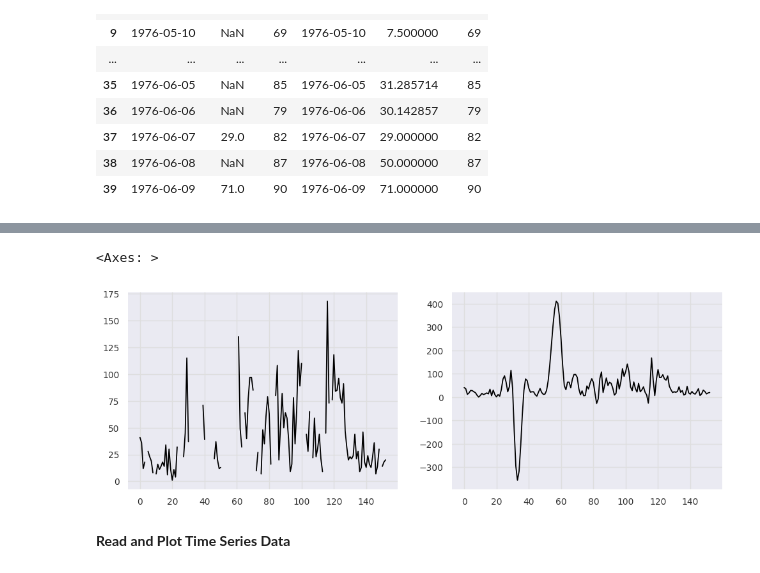
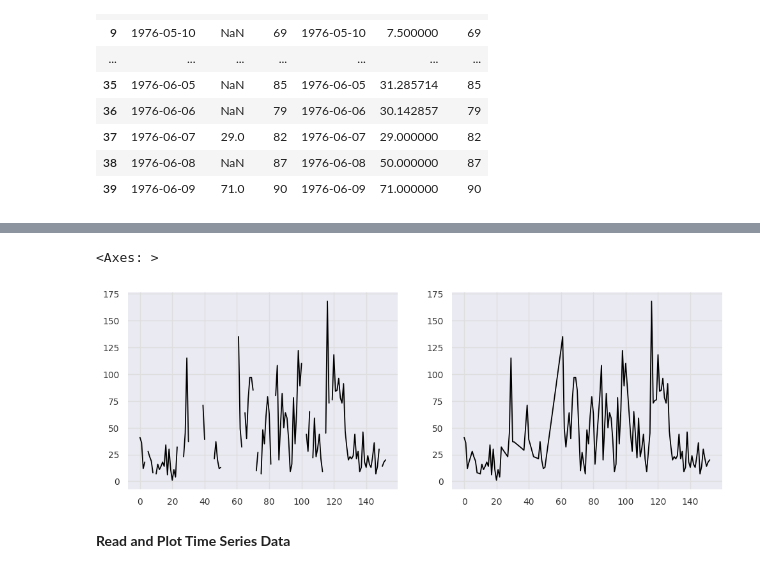
Before and after one commit to myconcordia/A2I2, a Jupyter notebook: Darts_AirQuality.ipynb, the cells around one changed output, grey strips where cells are left out. Saved outputs shown, nothing was run; the diff lists cells and outputs as text; code cells hidden in the pictures.

```diff
--- a/Darts_AirQuality.ipynb
+++ b/Darts_AirQuality.ipynb
@@ -232,10 +403,10 @@ dfc.interpolate(method='spline', limit_direction='both', order=1).head(6)
 # %%
 fig, (ax0,ax1) = plt.subplots(nrows=1,ncols=2, figsize=(12,4))
 dfc['Ozone'].plot(ax=ax0)
-dfc['Ozone'].interpolate(method='spline', order=2).plot(ax=ax1)
+dfc['Ozone'].interpolate(method='spline', order=1).plot(ax=ax1)
 # %% [output]
 <Axes: >
-[figure, old version]
+[figure, new version]
 # %% [markdown]
 **Read and Plot Time Series Data**
 # %%
```
Also changed, not shown: parts of 38 cells of this notebook.
